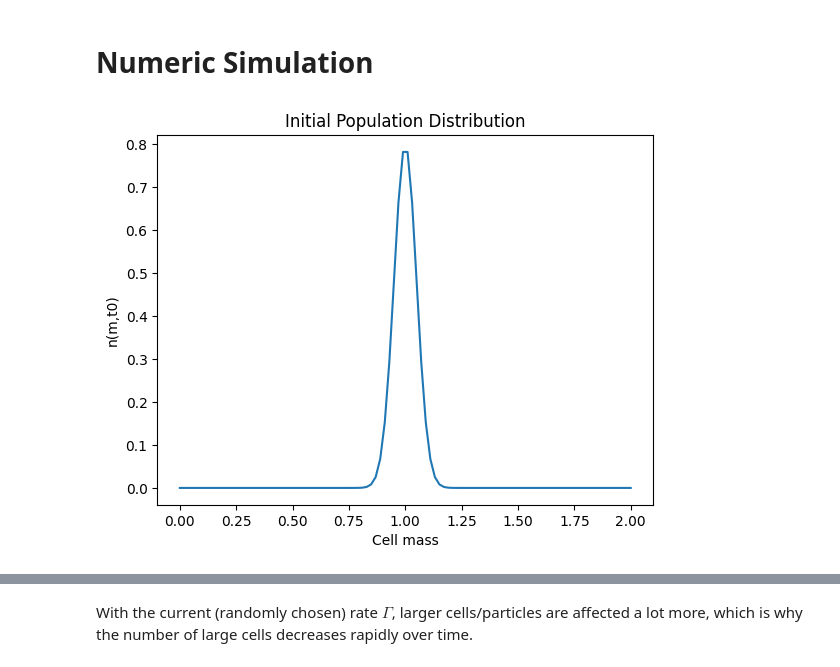
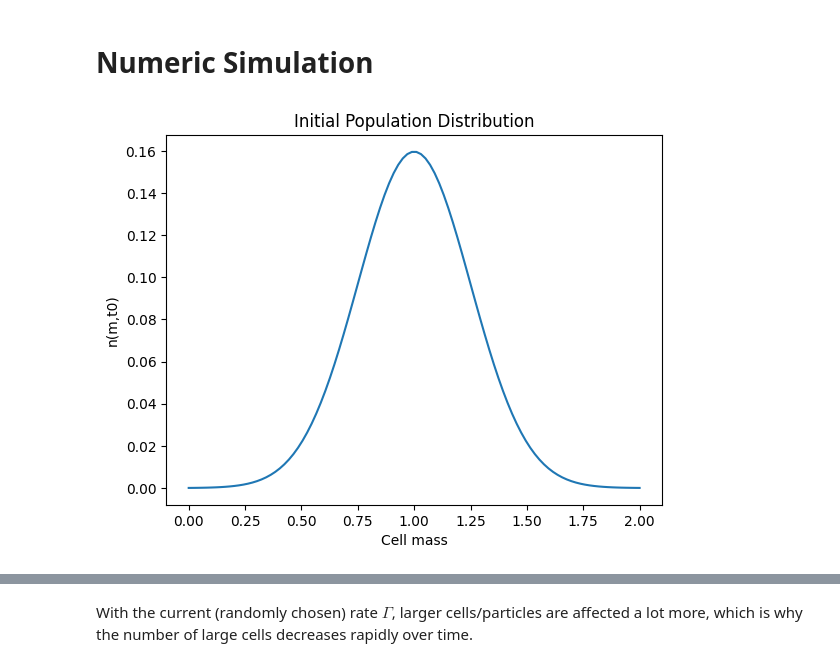
Before and after one commit to therealtoby1/Master, a Jupyter notebook: Cell_growth_integro_diff.ipynb, the cells around one changed output, grey strips where cells are left out. Cells and saved outputs as stored; diff of their text form; code cells hidden in the pictures.

```diff
--- a/Cell_growth_integro_diff.ipynb
+++ b/Cell_growth_integro_diff.ipynb
@@ -56,14 +58,16 @@ import math
 # %%
-#domain and discretization
-#TODO: for d_rg_n_dm do not use central differences as it introduces oscillations!! interesting phenomenon though ...
+#domain and parameters
 M  =  100
 m_min,  m_max   =    0.0,    2.0
 minimal_division_mass=0.1
 m = np.linspace(m_min, m_max, M)
+delta_m = m[1] - m[0]
 
-delta_m = m[1] - m[0]
-q=3#for the probability distribution- important--> q>1. for q<1--> divergence, p=1--> P[k:, 0] is not 0 anymore (cells could falsly split into cells of size 0!)
+q=5         #for the probability distribution- important--> q>1. for q<1--> divergence, p=1--> P[k:, 0] is not 0 anymore (cells could falsly split into cells of size 0!)
 Bqq = math.gamma(q) * math.gamma(q) / math.gamma(2*q)
+se=5
+
+
 #functions for growth rate/death rate...
 def r_g (m_i, S):
     ks_max=0.8
@@ -71,7 +75,8 @@ def r_g (m_i, S):
     rho = (ks_max * S)/ (K_s+S)             #Monod Kinetics for the growth rate
     r_g=rho*m_i
     return r_g
-def Gamma(m_i,S):
+
+def Gamma(m_i,S,minimal_division_mass):
     beta = 1.0
     gamma_m = np.where(m_i < minimal_division_mass, 0.0, beta * m_i)
     return gamma_m * r_g(m_i, S)
@@ -101,8 +106,15 @@ def build_P(m, q, Bqq,delta_m):
             P[k, :k] *= (0.5 * mk / mom)
     return P
 
+#INPUTS
+# Sinoid input
+def D_func_1(t,i):
+    return np.sin(t/i)/2.5 + 0.4
+#step function
+def D_func_2(t,i):
+    return np.ones_like(t) * i
 
-def population_system (t,y):
+def population_system (t, y, m, q, Bqq, delta_m, se, minimal_division_mass, i,D_func=None):
     n=y[:-1]
     S=y[-1]
     P=build_P(m,q,Bqq,delta_m)
@@ -110,34 +122,35 @@ def population_system (t,y):
 
 
     r_g_values = r_g(m,S)
-    Gamma_values=Gamma(m,S)
+    Gamma_values=Gamma(m,S,minimal_division_mass)
 
     # Compute the finite difference approximation for ∂/∂m (r_g * n)
     rg_n = r_g_values * n
-    rg_n[-1]=0                  #important! cells at maximum cell size cannot grow any further, thus do not take up any substrate! (assuming maintenance metabolism doesnt need substrate)
+    rg_n[-1]=0                  #important! cells at maximum cell size cannot grow any further, thus do not take up any substrate!
 
     d_rg_n_dm = np.zeros_like(n)
     d_rg_n_dm[1:] = (rg_n[1:] - rg_n[:-1]) / (delta_m)
+
     # boundary treatment
     d_rg_n_dm[0] = rg_n[0] /delta_m # is this correct?
 
 
-
+    #input
+    if D_func is not None:
+        D_t = D_func(t, i)  # <-- get dilution rate at time t
+    else : D_t=0
+    #loss and gain terms
+    dilution_loss = D_t * n
     division_loss = Gamma_values * n
     division_gain= 2.0 * delta_m * (Gamma_values * n) @ P
-    # print(division_gain[0])
+
 
     flux_out = rg_n[-1]     #the theoretical flux that comes from the largest cells growing (BUT since they cant grow by construction, this term is incorporated to the dn_dt[-1])
-    dn_dt = -d_rg_n_dm - division_loss + division_gain
+    dn_dt = -d_rg_n_dm - division_loss + division_gain -dilution_loss
     dn_dt[-1] += flux_out / delta_m
 
-    # if m_min==0:    #if somone (falsly) chooses the minimum cell size to be 0 (which cant happen in reality) there can be no change from the initial number of cells in that segment (0)
-    #     dn_dt[0] = 0
-
     # Substrate equation
-    dS_dt =  -np.sum(rg_n) *delta_m
-
-    # Ensure that the substrate concentration does not go negative
+    dS_dt =  -np.sum(rg_n) *delta_m +D_t*(se-S)
 
 
     return np.concatenate([dn_dt, [dS_dt]])
@@ -169,39 +182,52 @@ def shifted_gaussian(m, mu, sigma):
     # Clip to non-negative (avoid small numerical negatives)
     g_shifted = np.maximum(g_shifted, 0)
 
     # Normalize so the first momentum of the distribution with respect to the mass is 1 -->total biomass
 
     total = np.sum(m * g_shifted)*delta_m
     g_shifted /= total
 
     return g_shifted
 # Example usage
+
+
 mu=1
-
-sigma=0.05
+sigma=0.25
 
 n0 = shifted_gaussian(m,mu,sigma)   *  0.1            #-->biomass at start =5
 plt.plot(m,n0)
 plt.title('Initial Population Distribution')
 plt.xlabel('Cell mass')
 plt.ylabel('n(m,t0)')
 plt.show()
 
                  # Normalize
 
 # Initial substrate S
 S0 = 5 #g/L
 
 # Combine into single initial condition vector
 y0 = np.concatenate([n0, [S0]])
-t_span = (0.0, 20.0)
-timesteps=200
+t_span = (0.0, 40.0)
+timesteps=400
 t_eval = np.linspace(*t_span, timesteps)
 
 # print(sum(n0*m*delta_m))
-sol = solve_ivp(population_system, t_span, y0, t_eval=t_eval, method='RK45')
+PDE= partial(
+    population_system,
+    m=m,
+    q=q,
+    Bqq=Bqq,
+    delta_m=delta_m,
+    se=se,
+    minimal_division_mass=minimal_division_mass,
+    D_func=None,
+    i=3
+)
+
+sol = solve_ivp(PDE, t_span, y0, t_eval=t_eval, method='RK45')
 # %% [output]
-[figure, old version]
+[figure, new version]
 # %%
 from mpl_toolkits.mplot3d import Axes3D
 
```
Also changed, not shown: parts of 8 cells of this notebook, 2 other files.
